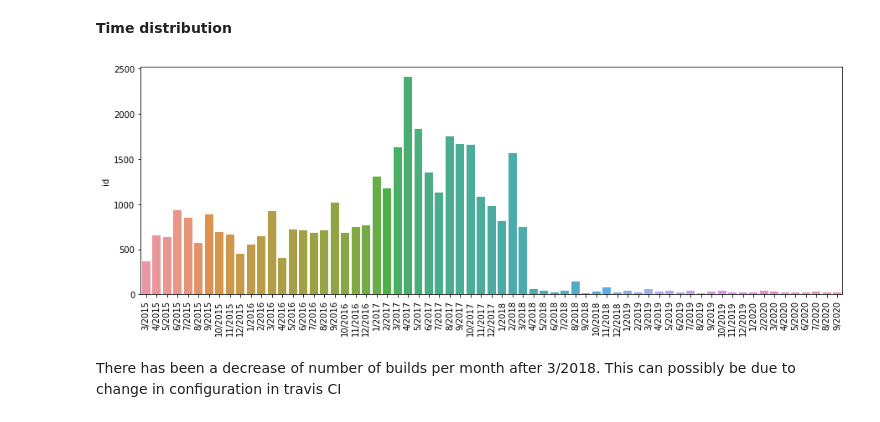
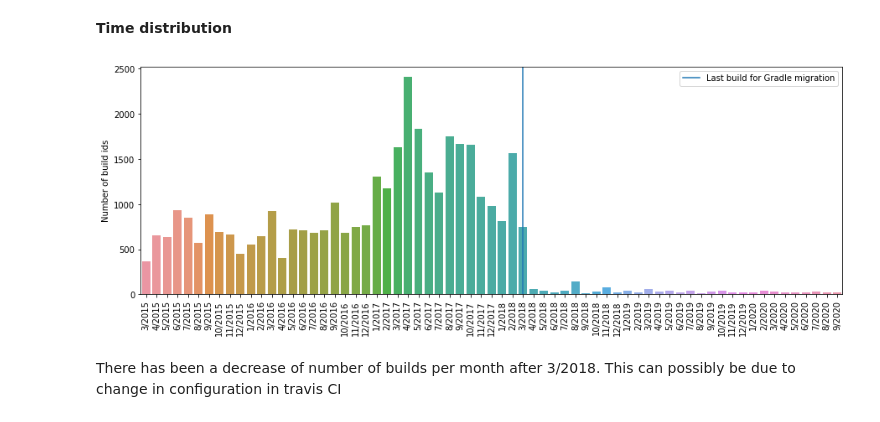
Before and after one commit to IncioMan/Continuous-Integration-metrics-for-post-release-bugs-prediction, a Jupyter notebook: notebooks/analysis/Builds_dataset_analysis.ipynb, the cells around one changed output. Drawn from its saved outputs; the diff is of its cells as text; code cells hidden in the pictures.

```diff
--- a/notebooks/analysis/Builds_dataset_analysis.ipynb
+++ b/notebooks/analysis/Builds_dataset_analysis.ipynb
@@ -143,14 +199,18 @@ builds["started_at_day"] = builds.started_at.dt.day
 builds["started_at_month"] = builds.started_at.dt.month
 builds["started_at_year"] = builds.started_at.dt.year
 # %%
+plt.figure()
 time_group = ["started_at_year", "started_at_month"]
 x = builds.groupby(time_group).id.count().reset_index().sort_values(by=time_group)
 ax = sns.barplot(x=x.index, y=x.id)
 ax.set_xticklabels(list(x.started_at_month.astype(int).astype(str) + "/" + x.started_at_year.astype(int).astype(str)),
                   rotation=90)
-plt.show()
+ax.axvline(x=36, label="Last build for Gradle migration")
+ax.set(ylabel="Number of build ids")
+plt.legend()
+plt.savefig(f"{figure_folder}/builds/id_count_over_time.png", transparent=True, bbox_inches='tight', pad_inches=0.2)
 # %% [output]
-[figure, old version]
+[figure, new version]
 # %% [markdown]
 There has been a decrease of number of builds per month after 3/2018. This can possibly be due to change in configuration in travis CI
 # %% [markdown]
```
Also changed, not shown: parts of 17 cells of this notebook, 6 other files.
